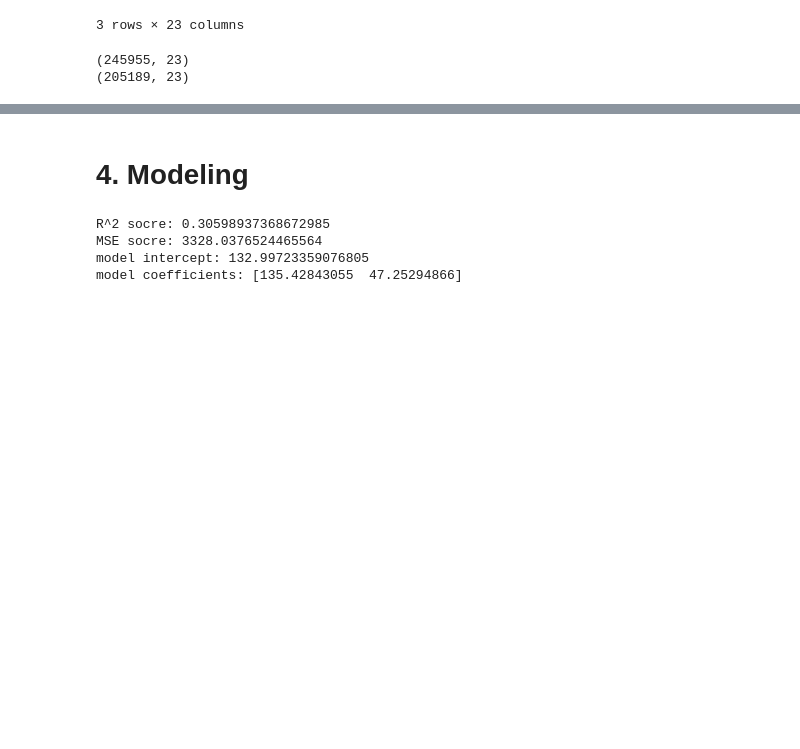
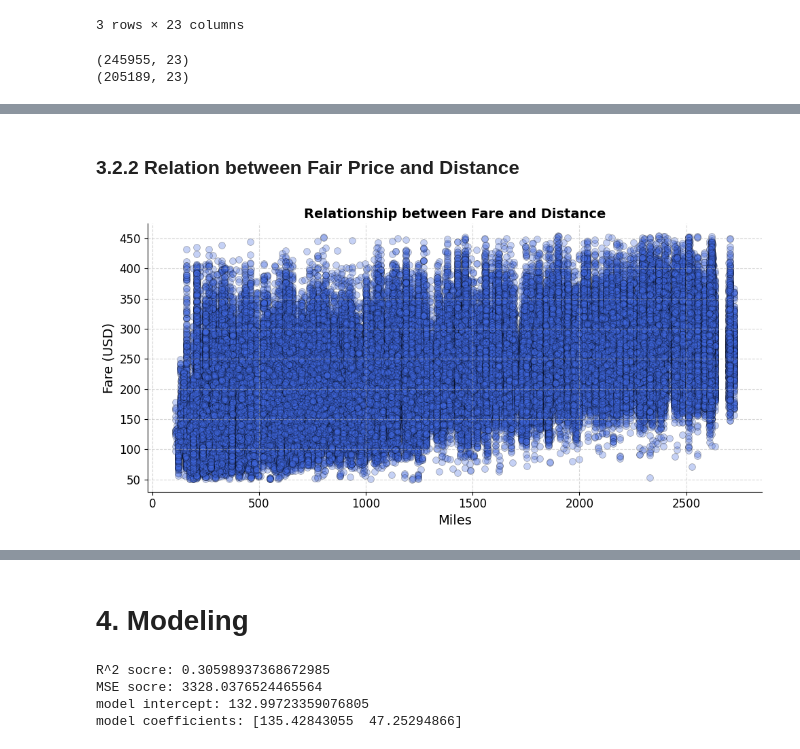
Before and after one commit to jbwenjoy/000545000, a Jupyter notebook: CIS_545_Final.ipynb, the cells around one changed output, grey strips where cells are left out. Cells and saved outputs as stored; diff of their text form; code cells hidden in the pictures; blank space fills up the shorter version.

```diff
--- a/CIS_545_Final.ipynb
+++ b/CIS_545_Final.ipynb
@@ -133,0 +237,16 @@ df_clean.shape
+# %% [markdown]
+### 3.2.2 Relation between Fair Price and Distance
+# %%
+plt.figure(figsize=(10, 5))
+sns.scatterplot(x='nsmiles', y='fare', data=df, alpha=0.3, color='royalblue', edgecolor='k', s=50)
+plt.title('Relationship between Fare and Distance', fontsize=14, fontweight='bold')
+plt.xlabel('Miles', fontsize=14)
+plt.ylabel('Fare (USD)', fontsize=14)
+plt.xticks(fontsize=12)
+plt.yticks(fontsize=12)
+plt.grid(True, linestyle='--', alpha=0.5)
+sns.despine()
+plt.tight_layout()
+plt.show()
+# %% [output]
+[figure, added]
```
Also changed, not shown: parts of 22 cells of this notebook.
